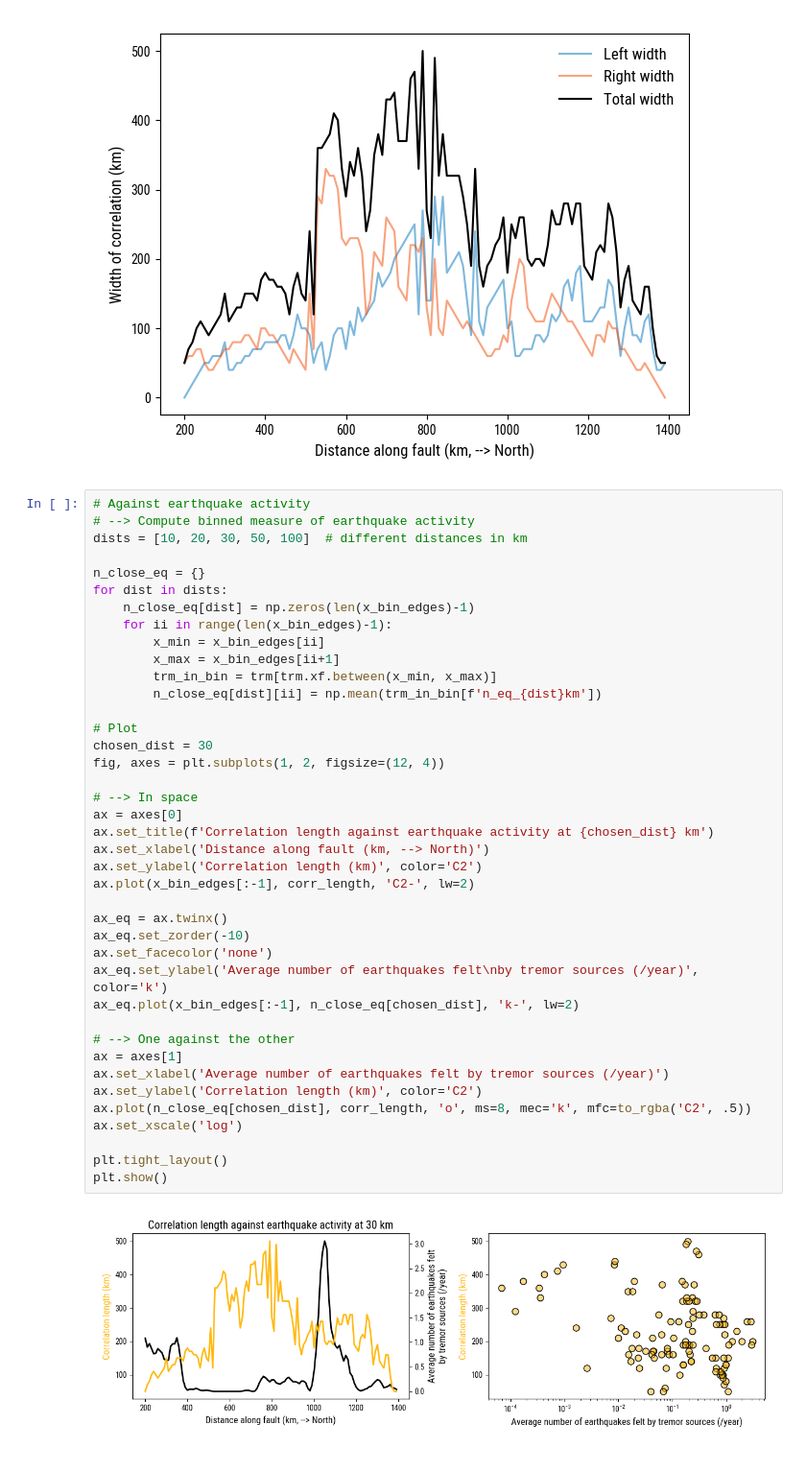
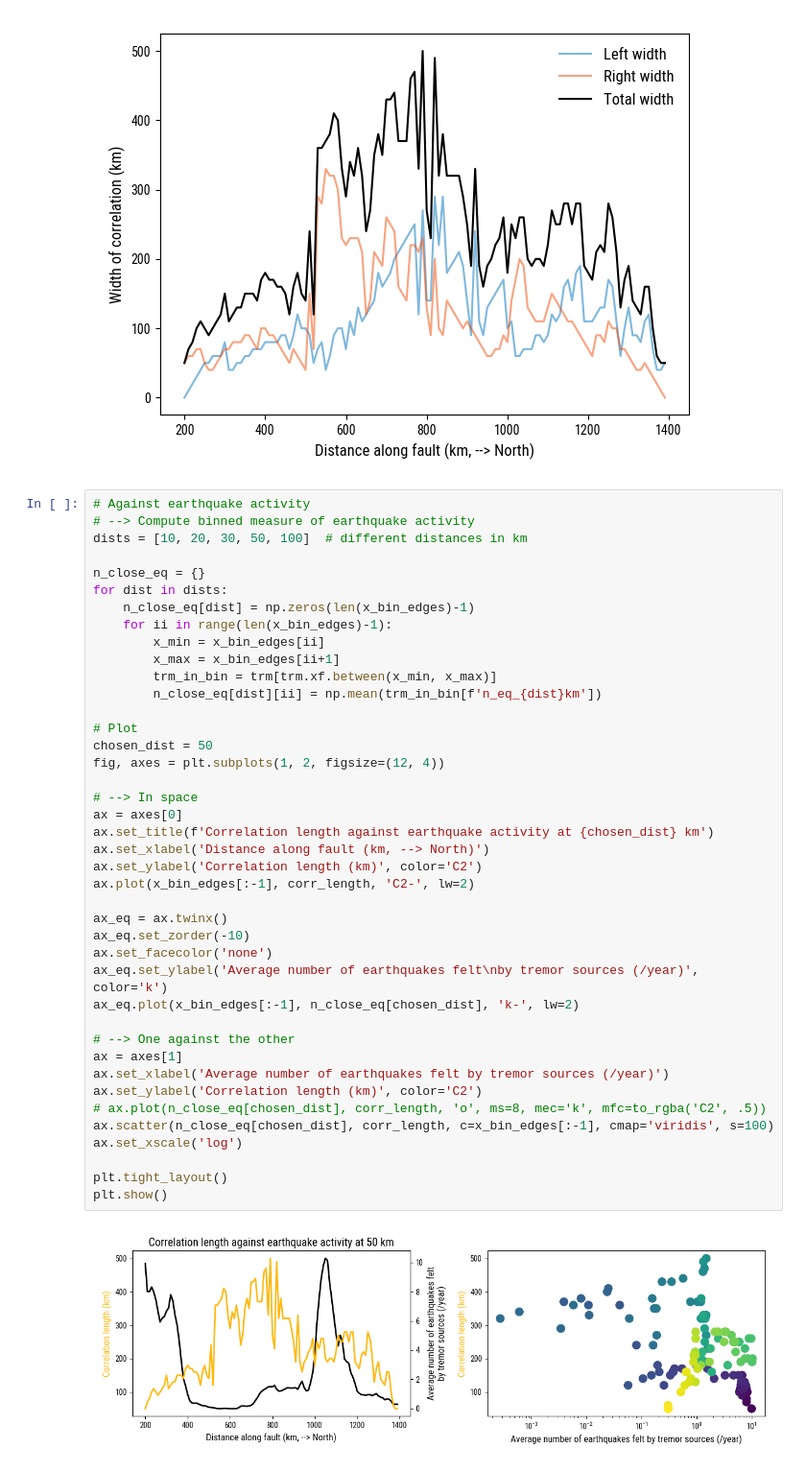
Before and after one commit to gfarge/tremor_v_eq, a Jupyter notebook: cascadia_synch.ipynb, the cells around one changed output. Shown at 96% size. Drawn from its saved outputs; the diff is of its cells as text.

```diff
--- a/cascadia_synch.ipynb
+++ b/cascadia_synch.ipynb
@@ -251,36 +267,37 @@ for dist in dists:
         x_min = x_bin_edges[ii]
         x_max = x_bin_edges[ii+1]
         trm_in_bin = trm[trm.xf.between(x_min, x_max)]
         n_close_eq[dist][ii] = np.mean(trm_in_bin[f'n_eq_{dist}km'])
 
 # Plot
-chosen_dist = 30
+chosen_dist = 50
 fig, axes = plt.subplots(1, 2, figsize=(12, 4))
 
 # --> In space
 ax = axes[0]
 ax.set_title(f'Correlation length against earthquake activity at {chosen_dist} km')
 ax.set_xlabel('Distance along fault (km, --> North)')
 ax.set_ylabel('Correlation length (km)', color='C2')
 ax.plot(x_bin_edges[:-1], corr_length, 'C2-', lw=2)
 
 ax_eq = ax.twinx()
 ax_eq.set_zorder(-10)
 ax.set_facecolor('none')
 ax_eq.set_ylabel('Average number of earthquakes felt\nby tremor sources (/year)', color='k')
 ax_eq.plot(x_bin_edges[:-1], n_close_eq[chosen_dist], 'k-', lw=2)
 
 # --> One against the other
 ax = axes[1]
 ax.set_xlabel('Average number of earthquakes felt by tremor sources (/year)')
 ax.set_ylabel('Correlation length (km)', color='C2')
-ax.plot(n_close_eq[chosen_dist], corr_length, 'o', ms=8, mec='k', mfc=to_rgba('C2', .5))
+# ax.plot(n_close_eq[chosen_dist], corr_length, 'o', ms=8, mec='k', mfc=to_rgba('C2', .5))
+ax.scatter(n_close_eq[chosen_dist], corr_length, c=x_bin_edges[:-1], cmap='viridis', s=100)
 ax.set_xscale('log')
 
 plt.tight_layout()
 plt.show()
 # %% [output]
-[figure, old version]
+[figure, new version]
 # %%
 # Stats
 from scipy.stats import linregress
```
Also changed, not shown: parts of 26 cells of this notebook, 14 other files.
